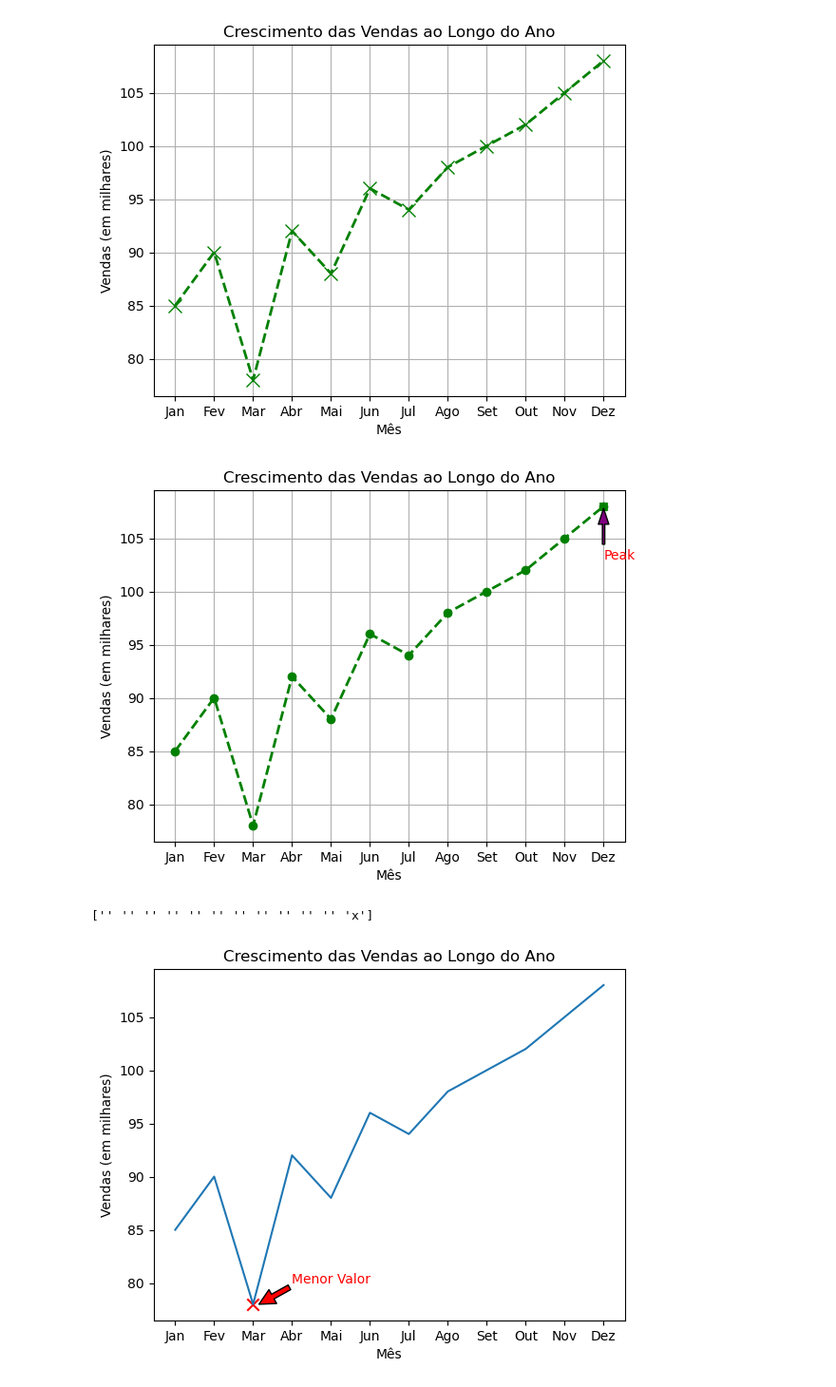
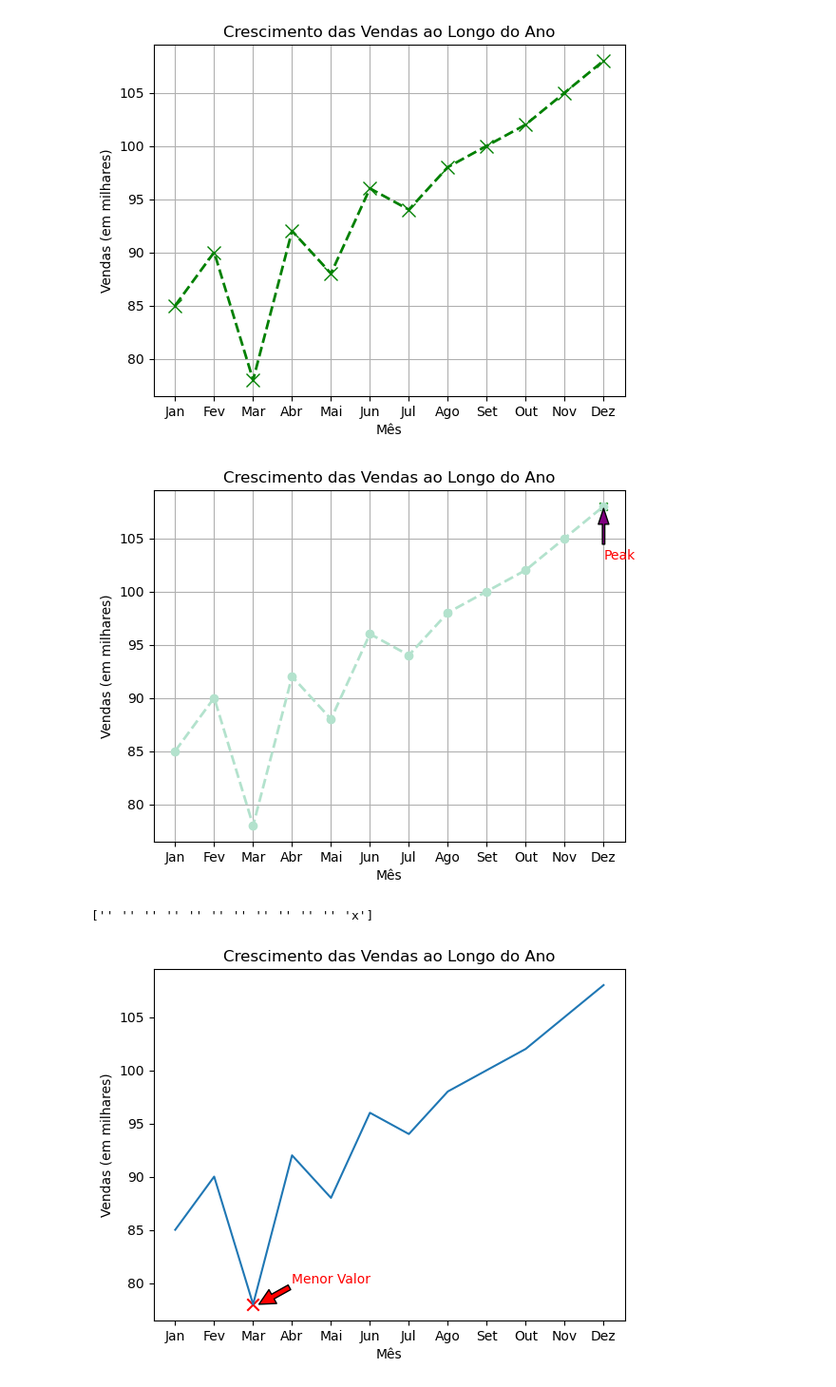
Before and after one commit to Denisryudi/unices, a Jupyter notebook: python_hashtag/p15 matplotlib/09_junção de plt_personalizacao_linhas_parte_1.ipynb, the cells around one changed output. Shown: that part at 95% size. Cells and saved outputs as stored; diff of their text form; code cells hidden in the pictures.

```diff
--- a/python_hashtag/p15 matplotlib/09_plt_personalizacao_linhas_parte_1.ipynb
+++ b/python_hashtag/p15 matplotlib/09_junção de plt_personalizacao_linhas_parte_1.ipynb
@@ -33,34 +33,40 @@ plt.show()
 # %%
 import matplotlib.pyplot as plt
 import numpy as np
+from cycler import cycler
 
 meses = ['Jan', 'Fev', 'Mar', 'Abr', 'Mai', 'Jun', 'Jul', 'Ago', 'Set', 'Out', 'Nov', 'Dez']
 vendas = [85, 90, 78, 92, 88, 96, 94, 98, 100, 102, 105, 108]
-
 marcadores = np.where(vendas == np.max(vendas), 'x', '')
 
-plt.plot(meses, vendas, marker='o', linestyle='--', color='green', linewidth=2)
+#paleta cpres
+cycler_colors = cycler('color', plt.get_cmap('Pastel2').colors)
+plt.rc('axes', prop_cycle=cycler_colors)
 
+#gráfico base
+plt.plot(meses, vendas, marker='o', linestyle='--', linewidth=2)
+
+#marcadores
 for posicao, marcador in enumerate(marcadores):
     if marcador == 'x':
         cor='green'
     else:
         cor='blue'
     plt.scatter(meses[posicao], vendas[posicao], marker=marcador, color=cor)
 
 
 # adicionando uma anotação para mostrar o menor valor em março
 plt.annotate('Peak', color='red', xy=(11, 108), xytext=(11, 103), arrowprops=dict(facecolor='purple', width=1.8, headwidth=8, shrink=0.05))
 
 plt.xlabel('Mês')
 plt.ylabel('Vendas (em milhares)')
 plt.title('Crescimento das Vendas ao Longo do Ano')
 plt.grid(True)
 plt.show()
 
 print(marcadores)
 # %% [output]
-[figure, old version]
+[figure, new version]
 ['' '' '' '' '' '' '' '' '' '' '' 'x']
 # %%
 
```
